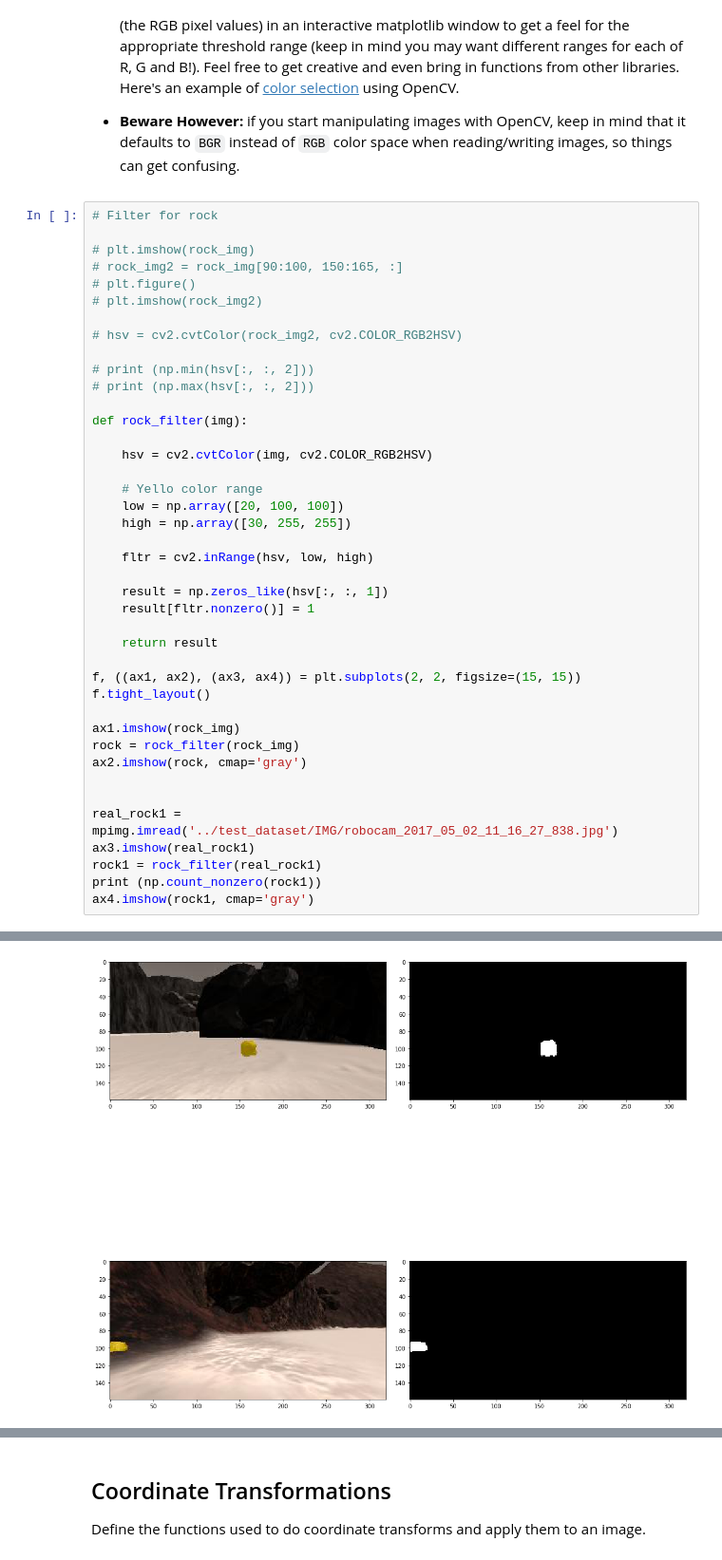
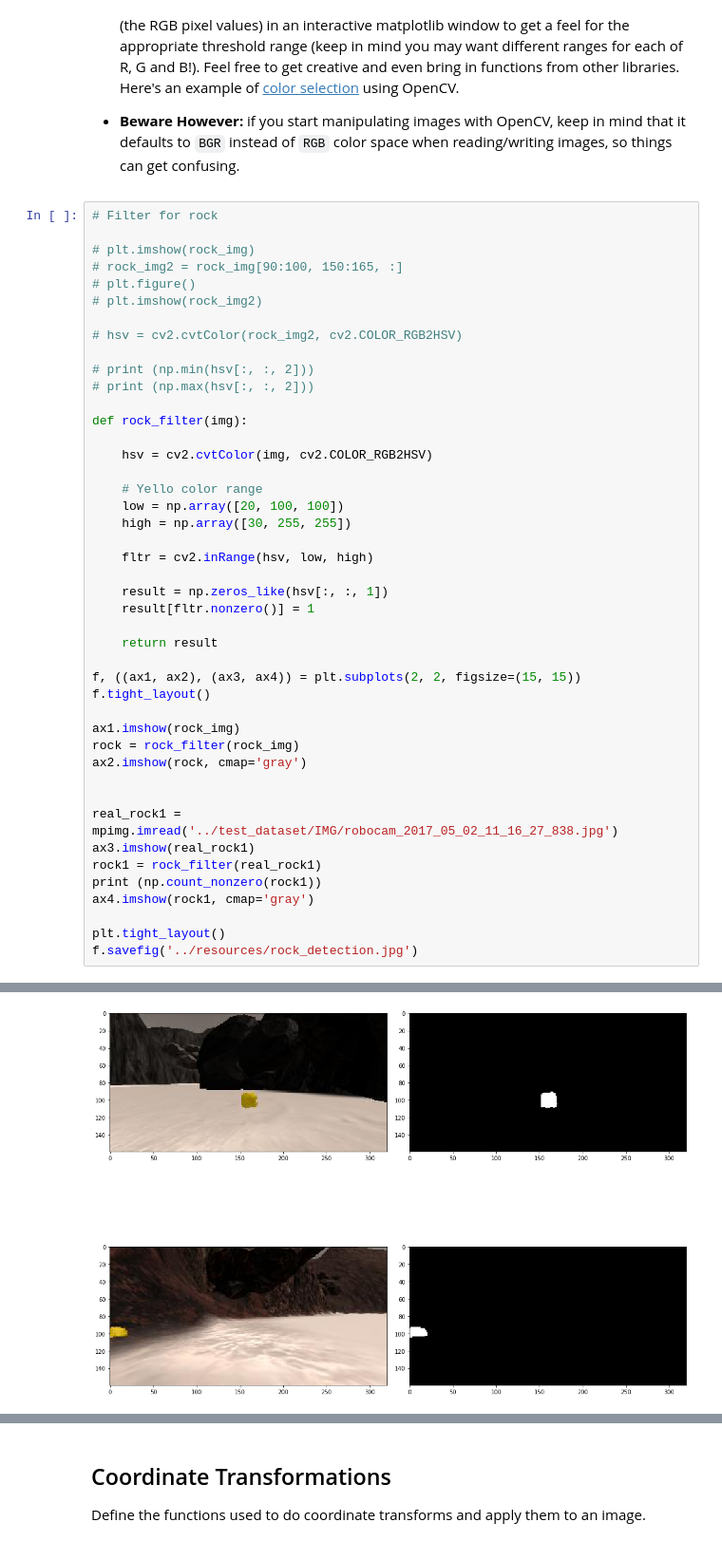
Before and after one commit to iamfaisalkhan/RoboND-Rover, a Jupyter notebook: code/Rover_Project_Test_Notebook.ipynb, the cells around one changed output, grey strips where cells are left out. Shown at 95% size. Drawn from its saved outputs; the diff is of its cells as text.

```diff
--- a/code/Rover_Project_Test_Notebook.ipynb
+++ b/code/Rover_Project_Test_Notebook.ipynb
@@ -159,5 +161,8 @@ ax3.imshow(real_rock1)
 rock1 = rock_filter(real_rock1)
 print (np.count_nonzero(rock1))
 ax4.imshow(rock1, cmap='gray')
+
+plt.tight_layout()
+f.savefig('../resources/rock_detection.jpg')
 # %% [output]
 212
@@ -165,4 +169,4 @@ ax4.imshow(rock1, cmap='gray')
-[figure, old version]
+[figure, new version]
 # %%
 # Drive terrain vs obstacles
 
```
Also changed, not shown: parts of 11 cells of this notebook, 12 other files.
